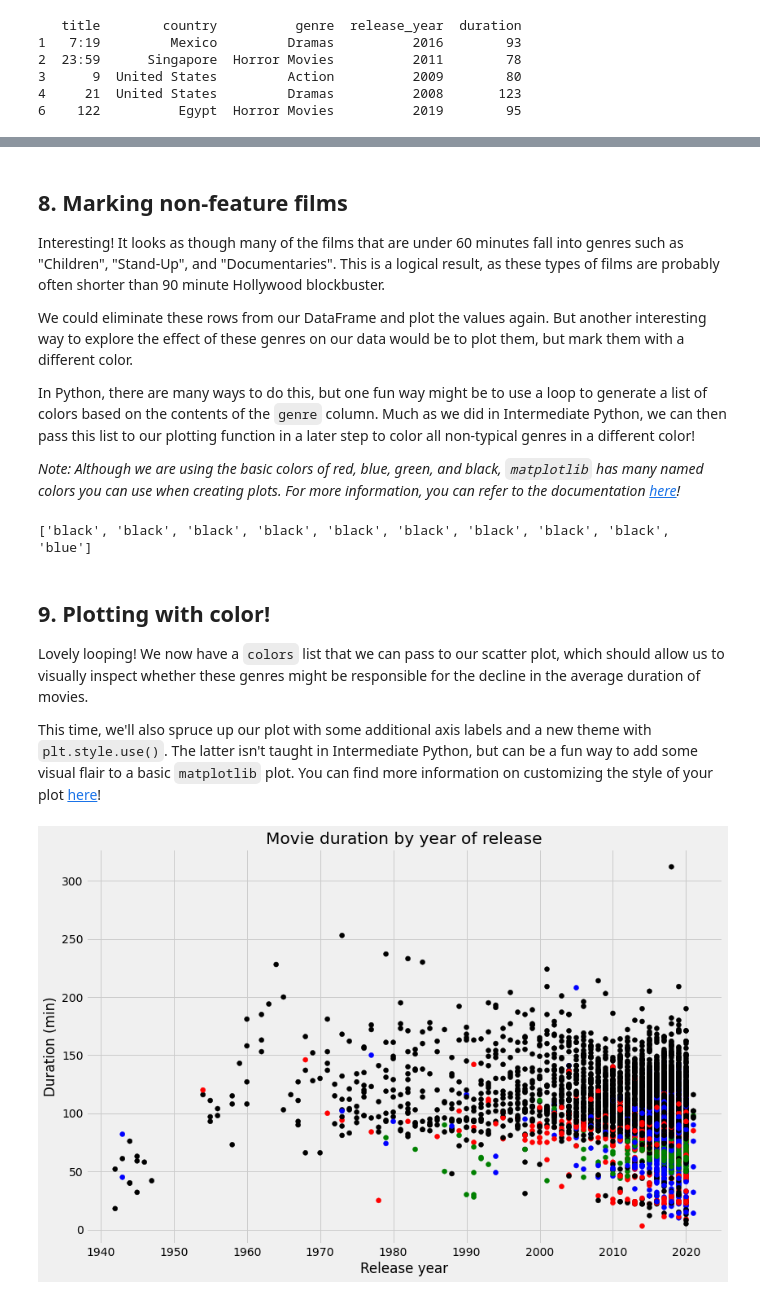
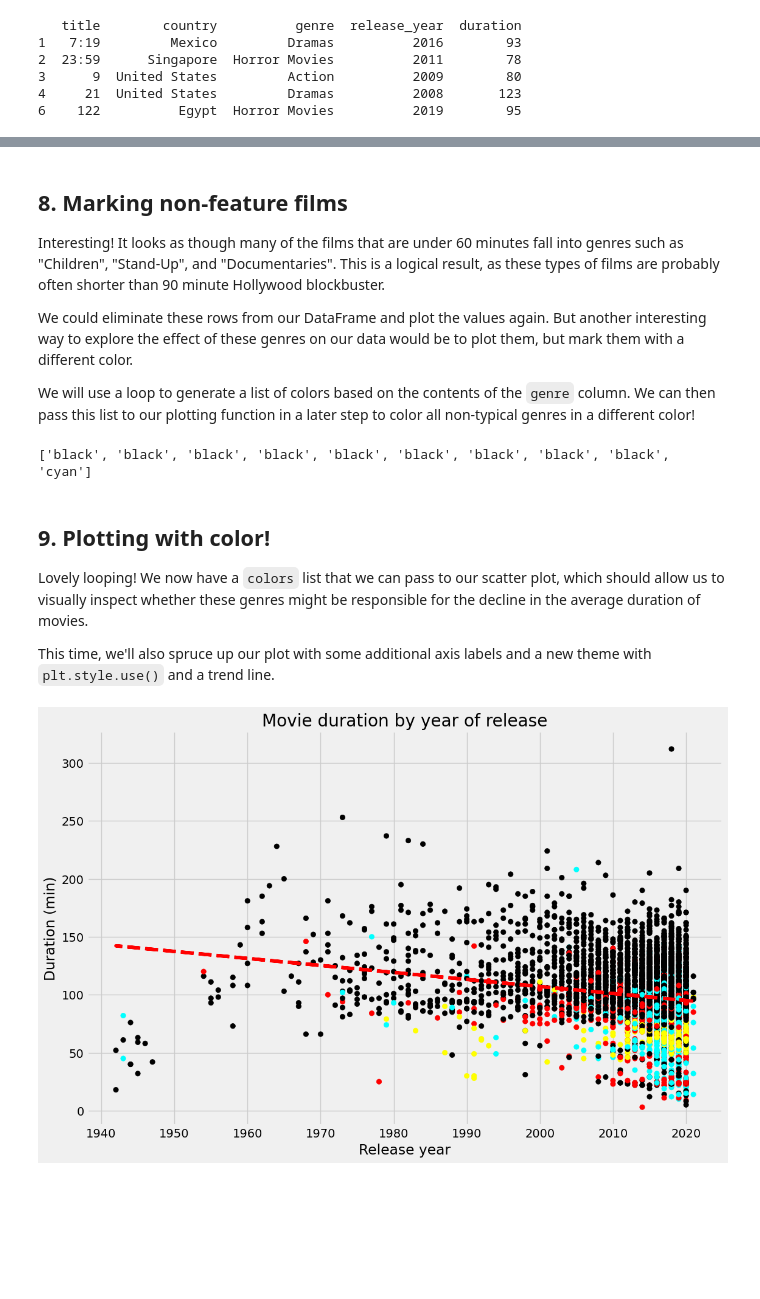
Before and after one commit to Krish29f/Investigating-Netflix-Movies, a Jupyter notebook: Investigating_Netflix_Data_and_Analysis.ipynb, the cells around one changed output, grey strips where cells are left out. Saved outputs shown, nothing was run; the diff lists cells and outputs as text; code cells hidden in the pictures; blank space fills up the shorter version.

```diff
--- a/Investigating_Netflix_Data_and_Analysis.ipynb
+++ b/Investigating_Netflix_Data_and_Analysis.ipynb
@@ -72,6 +73,6 @@ plt.show()
 # %%
 # Read in the CSV as a DataFrame
-netflix_df = pd.read_csv('datasets/netflix_data.csv')
+netflix_df = pd.read_csv(r"C:\Users\risha\OneDrive\Documents\Projects\Investigating Netflix Movies\netflix_data.csv")
 
 # Print the first five rows of the DataFrame
 print(netflix_df[0:5])
@@ -167,8 +168,7 @@ print(short_movies[0:20])
 ## 8. Marking non-feature films
 <p>Interesting! It looks as though many of the films that are under 60 minutes fall into genres such as "Children", "Stand-Up", and "Documentaries". This is a logical result, as these types of films are probably often shorter than 90 minute Hollywood blockbuster. </p>
 <p>We could eliminate these rows from our DataFrame and plot the values again. But another interesting way to explore the effect of these genres on our data would be to plot them, but mark them with a different color.</p>
-<p>In Python, there are many ways to do this, but one fun way might be to use a loop to generate a list of colors based on the contents of the <code>genre</code> column. Much as we did in Intermediate Python, we can then pass this list to our plotting function in a later step to color all non-typical genres in a different color!</p>
-<p><em>Note: Although we are using the basic colors of red, blue, green, and black, <code>matplotlib</code> has many named colors you can use when creating plots. For more information, you can refer to the documentation <a href="https://matplotlib.org/stable/gallery/color/named_colors.html">here</a>!</em></p>
+<p>We will use a loop to generate a list of colors based on the contents of the <code>genre</code> column. We can then pass this list to our plotting function in a later step to color all non-typical genres in a different color!</p>
 # %%
 # Define an empty list
 colors = []
@@ -178,9 +178,9 @@ for lab, row in netflix_movies_col_subset.iterrows() :
     if  row['genre'] == 'Children':
         colors.append('red')
     elif row['genre'] == 'Documentaries':
-        colors.append('blue')
+        colors.append('cyan')
     elif row['genre'] == 'Stand-Up':
-        colors.append('green')
+        colors.append('yellow')
     else:
         colors.append('black')
 
@@ -188,26 +188,34 @@ for lab, row in netflix_movies_col_subset.iterrows() :
 #print(netflix_movies_col_subset[0:10])
 print(colors[0:10])
 # %% [output]
-['black', 'black', 'black', 'black', 'black', 'black', 'black', 'black', 'black', 'blue']
+['black', 'black', 'black', 'black', 'black', 'black', 'black', 'black', 'black', 'cyan']
 # %% [markdown]
 ## 9. Plotting with color!
 <p>Lovely looping! We now have a <code>colors</code> list that we can pass to our scatter plot, which should allow us to visually inspect whether these genres might be responsible for the decline in the average duration of movies.</p>
-<p>This time, we'll also spruce up our plot with some additional axis labels and a new theme with <code>plt.style.use()</code>. The latter isn't taught in Intermediate Python, but can be a fun way to add some visual flair to a basic <code>matplotlib</code> plot. You can find more information on customizing the style of your plot <a href="https://matplotlib.org/stable/tutorials/introductory/customizing.html">here</a>!</p>
+<p>This time, we'll also spruce up our plot with some additional axis labels and a new theme with <code>plt.style.use()</code> and a trend line.</p>
 # %%
 # Set the figure style and initalize a new figure
 plt.style.use('fivethirtyeight')
 fig = plt.figure(figsize=(12,8))
 
 # Create a scatter plot of duration versus release_year
 plt.scatter(netflix_movies_col_subset['release_year'], netflix_movies_col_subset['duration'], c = colors)
 
 # Create a title and axis labels
 plt.title('Movie duration by year of release')
 plt.xlabel('Release year')
 plt.ylabel('Duration (min)')
 
-# Show the plot
+# Calculate the trendline
+z = np.polyfit(netflix_movies_col_subset['release_year'], netflix_movies_col_subset['duration'], 1)
+p = np.poly1d(z)
+
+# Plot the trendline
+plt.plot(netflix_movies_col_subset['release_year'], p(netflix_movies_col_subset['release_year']), "r--")
+
+# Print and Show the plot
+plt.savefig('my_plot.png')
 plt.show()
 # %% [output]
-[figure, old version]
+[figure, new version]
 # %% [markdown]
```
Also changed, not shown: parts of 10 cells of this notebook, 3 other files.
